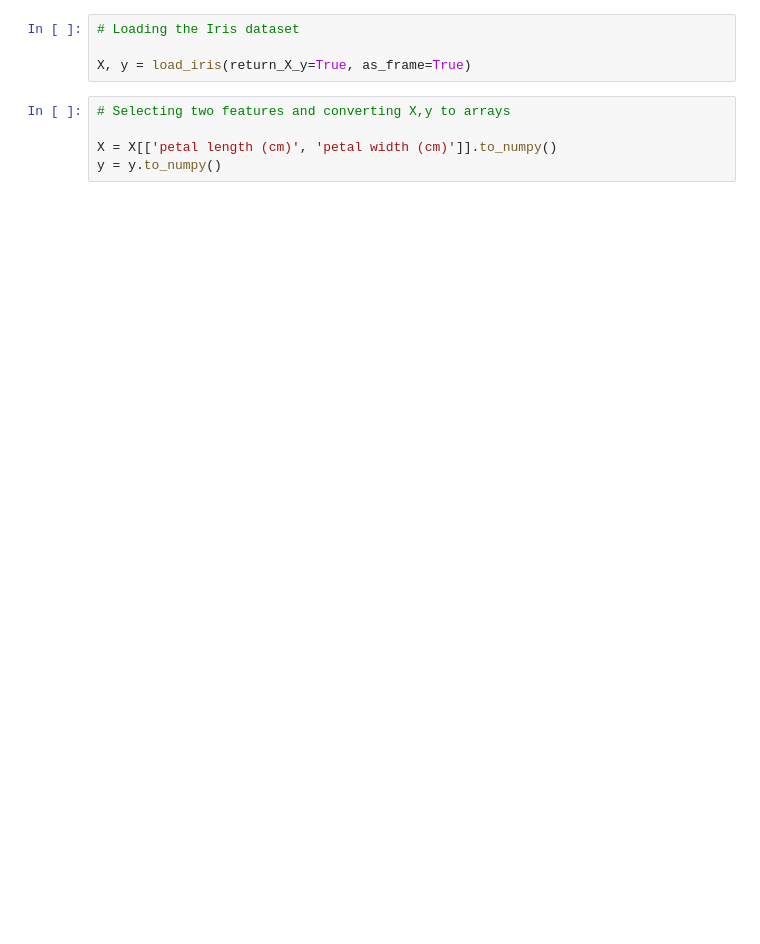
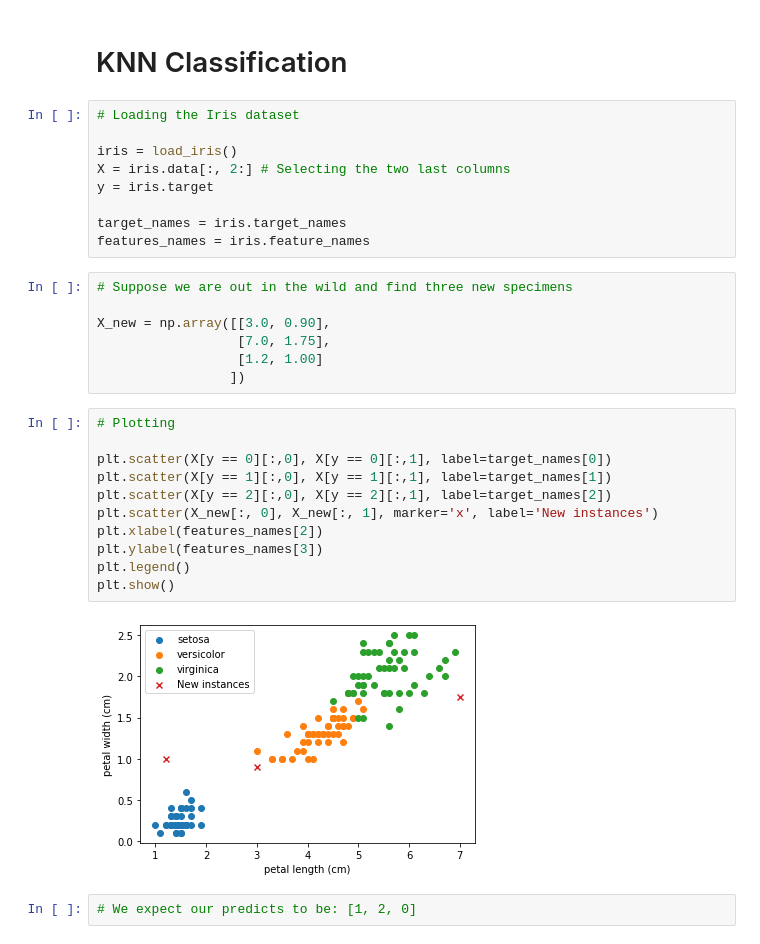
Before and after one commit to franklinzppa/ml-models, a Jupyter notebook: knn.ipynb, the cells around one changed output. Cells and saved outputs as stored; diff of their text form; blank space fills up the shorter version.

```diff
--- a/knn.ipynb
+++ b/knn.ipynb
@@ -8,9 +8,33 @@ from sklearn.datasets import load_iris
-# %%
-# Loading the Iris dataset
-
-X, y = load_iris(return_X_y=True, as_frame=True)
-# %%
-# Selecting two features and converting X,y to arrays
-
-X = X[['petal length (cm)', 'petal width (cm)']].to_numpy()
-y = y.to_numpy()
+# %% [markdown]
+# KNN Classification
+# %%
+# Loading the Iris dataset
+
+iris = load_iris()
+X = iris.data[:, 2:] # Selecting the two last columns
+y = iris.target
+
+target_names = iris.target_names
+features_names = iris.feature_names
+# %%
+# Suppose we are out in the wild and find three new specimens
+
+X_new = np.array([[3.0, 0.90],
+                  [7.0, 1.75],
+                  [1.2, 1.00]
+                 ])
+# %%
+# Plotting
+
+plt.scatter(X[y == 0][:,0], X[y == 0][:,1], label=target_names[0])
+plt.scatter(X[y == 1][:,0], X[y == 1][:,1], label=target_names[1])
+plt.scatter(X[y == 2][:,0], X[y == 2][:,1], label=target_names[2])
+plt.scatter(X_new[:, 0], X_new[:, 1], marker='x', label='New instances')
+plt.xlabel(features_names[2])
+plt.ylabel(features_names[3])
+plt.legend()
+plt.show()
+# %% [output]
+[figure, added]
+# %%
+# We expect our predicts to be: [1, 2, 0]
```
Also changed, not shown: parts of 28 cells of this notebook, 1 other file.
